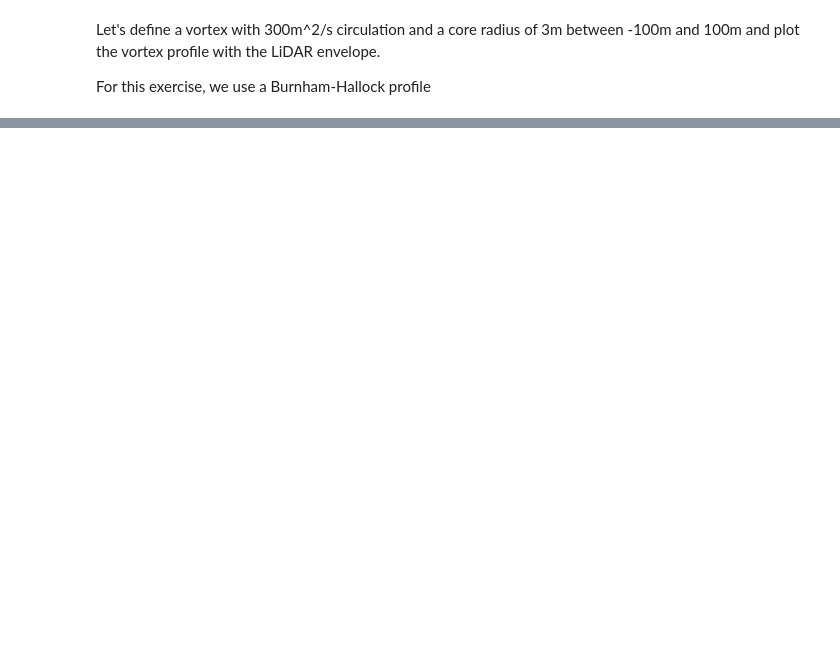
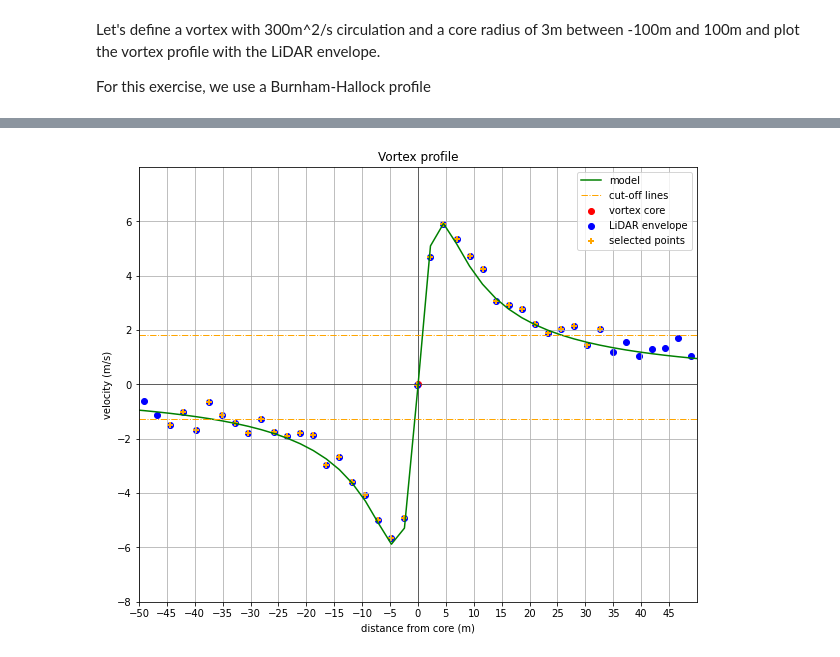
Before and after one commit to YanRob/Wake-Vortex, a Jupyter notebook: Vortex_Profile.ipynb, the cells around one changed output, grey strips where cells are left out. Drawn from its saved outputs; the diff is of its cells as text; code cells hidden in the pictures; blank space fills up the shorter version.

Commit message:
dismiss outliers

```diff
--- a/Vortex_Profile.ipynb
+++ b/Vortex_Profile.ipynb
@@ -239,0 +275,4 @@ plt.show()
+# %%
+def get_neg_pos_mean_velocities(velocity_lidar):
+    idx_min, idx_max = get_min_max_index(velocity_lidar)
+    return np.mean(velocity_lidar[:idx_min+1]), np.mean(velocity_lidar[idx_max:])
@@ -239,0 +301,48 @@ plt.show()
+# %%
+def dismiss_values_from_vectors(vector, selected_points):
+    idx_start = np.where(selected_points >= 2)[0][0]
+    idx_end = np.where(selected_points >= 2)[0][-1]
+    return vector[idx_start:idx_end+1]
+# %%
+selected_points = selection_of_points(velocity_lidar)
+distance_for_fitting = dismiss_values_from_vectors(distance_from_core, selected_points)
+velocity_for_fitting = dismiss_values_from_vectors(velocity_lidar, selected_points)
+# %%
+v_neg_mean, v_pos_mean = get_neg_pos_mean_velocities(velocity_lidar)
+# %%
+%matplotlib inline
+
+y_max = int(max(velocity_lidar) / 2) * 2 + 4
+x_max = 50
+
+fig, ax = plt.subplots(figsize=(10, 8))
+
+xticks = np.arange(-x_max, x_max, 5)
+yticks = np.arange(-y_max, y_max, 2)
+
+plt.axhline(0, color='black', lw=0.5)
+plt.axvline(0, color='black', lw=0.5)
+plt.scatter([0],[0], color='red', label='vortex core')
+
+ax.scatter(distance_from_core, velocity_lidar, color='blue', label='LiDAR envelope')
+ax.scatter(distance_for_fitting, velocity_for_fitting, marker='+', color='orange', \
+           lw=2, label='selected points')
+ax.plot(distance_from_core, velocity_model, color='green', label='model')
+
+plt.axhline(v_neg_mean, color='orange', lw=1, ls='-.', label='cut-off lines')
+plt.axhline(v_pos_mean, color='orange', lw=1, ls='-.')
+
+ax.set(xlabel='distance from core (m)', ylabel='velocity (m/s)', title='Vortex profile')
+ax.set_xticks(xticks)
+ax.set_yticks(yticks)
+
+plt.xlim(-x_max, x_max)
+plt.ylim(-y_max, y_max)
+
+plt.grid(b=True)
+
+fig.savefig("./images/single_lidar_envelope_with_selected_points.png")
+plt.legend()
+plt.show()
+# %% [output]
+[figure, added]
```
Also changed, not shown: parts of 16 cells of this notebook, 2 other files.
